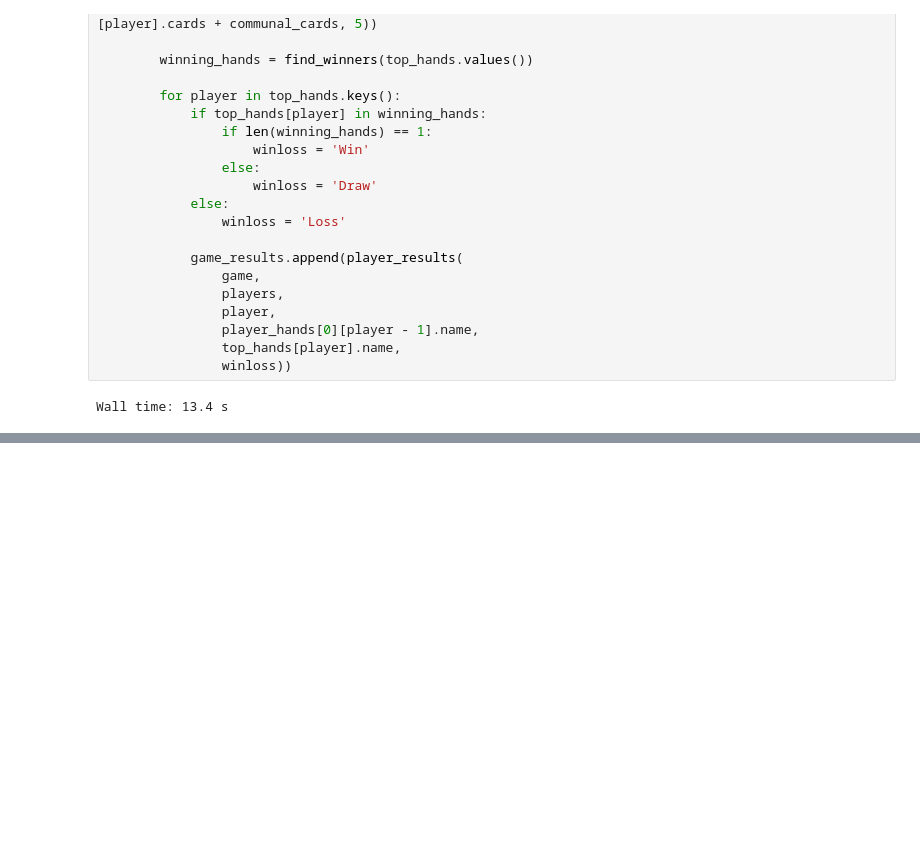
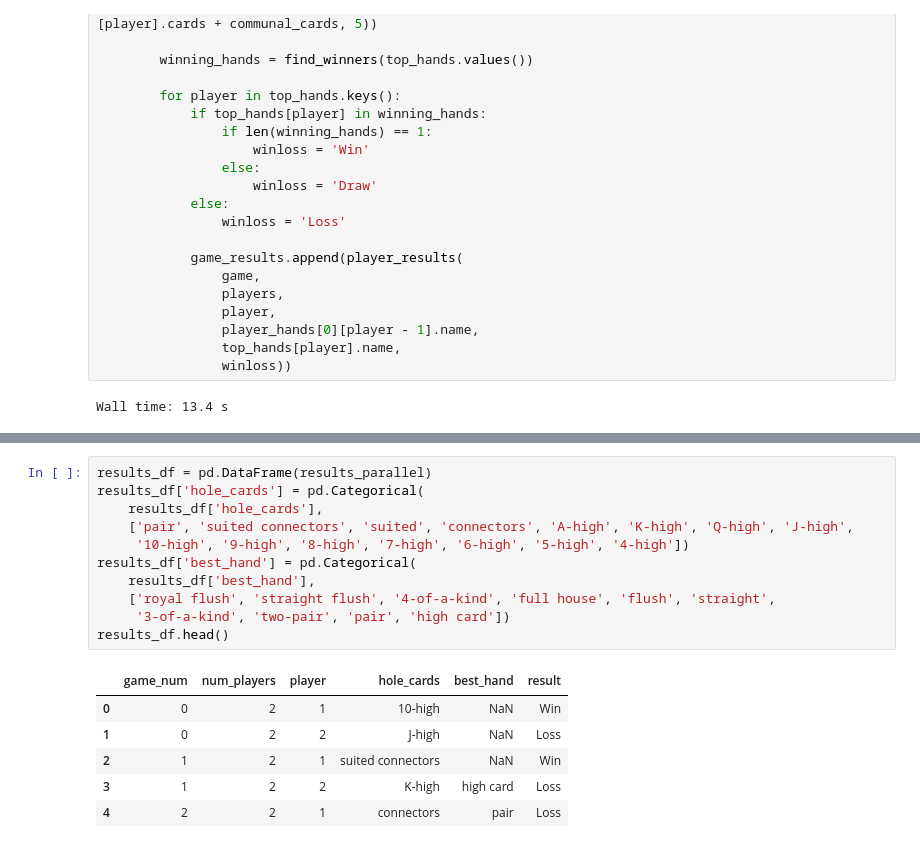
Before and after one commit to rahosbach/texas-holdem-simulator, a Jupyter notebook: texas_holdem_sim.ipynb, the cells around one changed output, grey strips where cells are left out. Cells and saved outputs as stored; diff of their text form; blank space fills up the shorter version.

```diff
--- a/texas_holdem_sim.ipynb
+++ b/texas_holdem_sim.ipynb
@@ -418,0 +530,18 @@ game_results
+# %%
+results_df = pd.DataFrame(results_parallel)
+results_df['hole_cards'] = pd.Categorical(
+    results_df['hole_cards'],
+    ['pair', 'suited connectors', 'suited', 'connectors', 'A-high', 'K-high', 'Q-high', 'J-high',
+     '10-high', '9-high', '8-high', '7-high', '6-high', '5-high', '4-high'])
+results_df['best_hand'] = pd.Categorical(
+    results_df['best_hand'],
+    ['royal flush', 'straight flush', '4-of-a-kind', 'full house', 'flush', 'straight',
+     '3-of-a-kind', 'two-pair', 'pair', 'high card'])
+results_df.head()
+# %% [output]
+|  | game_num | num_players | player | hole_cards | best_hand | result |
+| 0 | 0 | 2 | 1 | 10-high | NaN | Win |
+| 1 | 0 | 2 | 2 | J-high | NaN | Loss |
+| 2 | 1 | 2 | 1 | suited connectors | NaN | Win |
+| 3 | 1 | 2 | 2 | K-high | high card | Loss |
+| 4 | 2 | 2 | 1 | connectors | pair | Loss |
```
Also changed, not shown: parts of 20 cells of this notebook.
